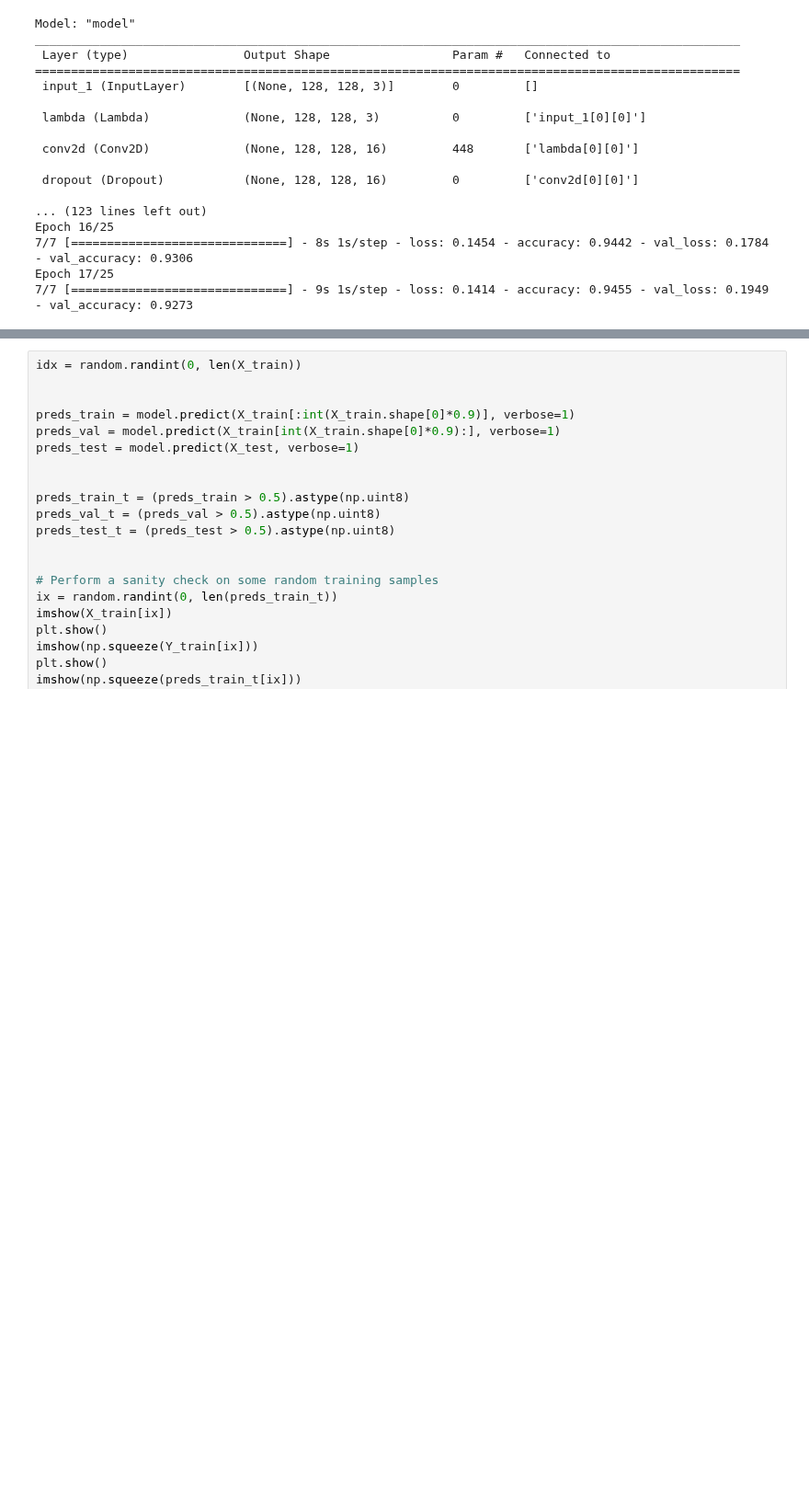
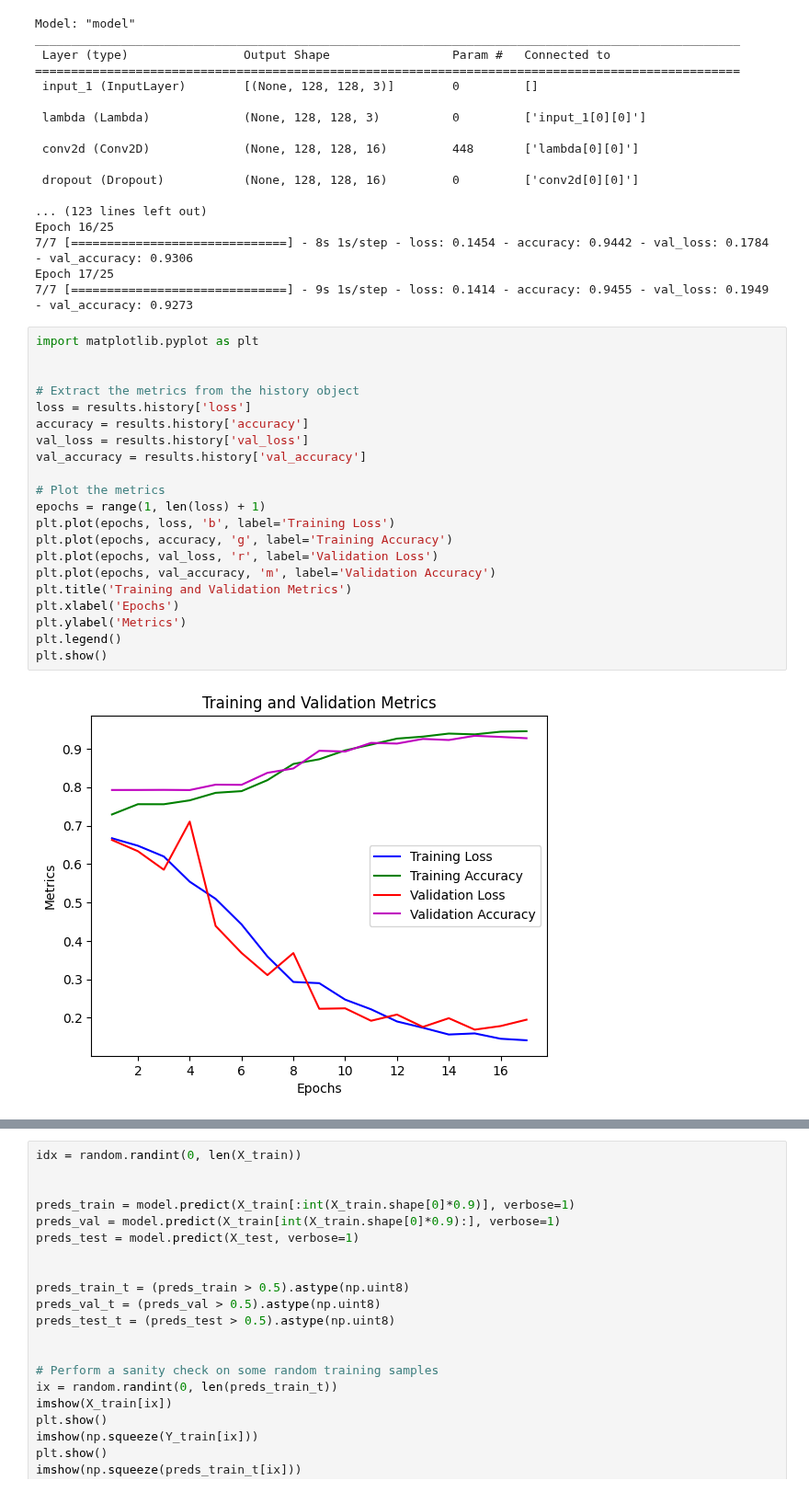
Before and after one commit to VISEF-ISEF-team/VasculAR, a Jupyter notebook: DeepLearning/model/unet.ipynb, the cells around one changed output, grey strips where cells are left out. Shown at 92% size. Saved outputs shown, nothing was run; the diff lists cells and outputs as text; blank space fills up the shorter version.

```diff
--- a/DeepLearning/model/unet.ipynb
+++ b/DeepLearning/model/unet.ipynb
@@ -156,3 +156,26 @@ Epoch 16/25
 7/7 [==============================] - 8s 1s/step - loss: 0.1454 - accuracy: 0.9442 - val_loss: 0.1784 - val_accuracy: 0.9306
 Epoch 17/25
 7/7 [==============================] - 9s 1s/step - loss: 0.1414 - accuracy: 0.9455 - val_loss: 0.1949 - val_accuracy: 0.9273
+# %%
+import matplotlib.pyplot as plt
+
+
+# Extract the metrics from the history object
+loss = results.history['loss']
+accuracy = results.history['accuracy']
+val_loss = results.history['val_loss']
+val_accuracy = results.history['val_accuracy']
+
+# Plot the metrics
+epochs = range(1, len(loss) + 1)
+plt.plot(epochs, loss, 'b', label='Training Loss')
+plt.plot(epochs, accuracy, 'g', label='Training Accuracy')
+plt.plot(epochs, val_loss, 'r', label='Validation Loss')
+plt.plot(epochs, val_accuracy, 'm', label='Validation Accuracy')
+plt.title('Training and Validation Metrics')
+plt.xlabel('Epochs')
+plt.ylabel('Metrics')
+plt.legend()
+plt.show()
+# %% [output]
+[figure, added]
```
Also changed, not shown: parts of 1 cell of this notebook, 1 other file.
